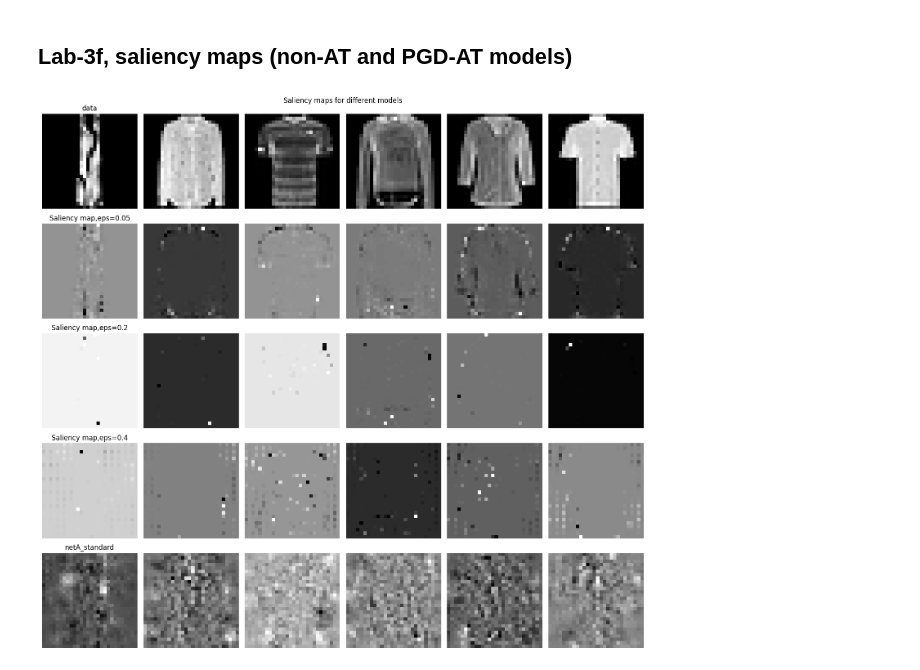
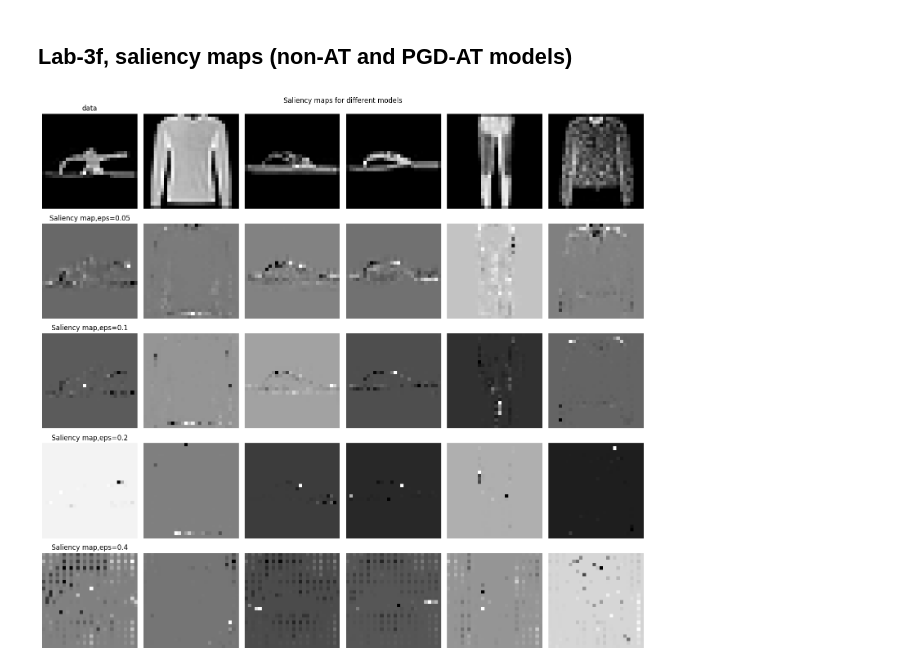
Before and after one commit to danyjabban/Representation_Learning, a Jupyter notebook: HW5/HWK5_main.ipynb, the cells around one changed output. Cells and saved outputs as stored; diff of their text form; code cells hidden in the pictures.

Commit message:
small edits plotting

```diff
--- a/HW5/HWK5_main.ipynb
+++ b/HW5/HWK5_main.ipynb
@@ -338,6 +369,7 @@ def lab3_ab_return_adv_data(model, device, dat, lbl, eps, alpha, iters, rand_sta
 def plot_lab3_epoch_vs_test_acc(n_epochs, in_dict, which_part, save=False):
     fig, ax = plt.subplots(1, 1)
     ax.plot(range(n_epochs), in_dict[which_part][2], label='Last Test Acc (clean data) %.4f' % in_dict[which_part][2][-1])
+    ax.plot(range(n_epochs), in_dict[which_part][3], label='Last Train Acc (adv. data) %.4f' % in_dict[which_part][3][-1])
     ax.set_xlabel('Epoch')
     ax.set_ylabel('Accuracy')
     ax.set_title('Adversarial Training (%s attack)' % in_dict[which_part][0])
@@ -351,10 +383,11 @@ def plot_lab3_epoch_vs_test_acc(n_epochs, in_dict, which_part, save=False):
 # %%
 ## lab 3 version of the training code
 lab3_parts = ['a1', 'a2', 'b']
+# lab3_parts = ['a2']
 
-lab3_adv_training = {'a1': ['FGSM', 'netA_advtrain_fgsm0p1.pt', []],
-                    'a2': ['rFGSM', 'netA_advtrain_rfgsm0p1.pt', []],
-                    'b': ['PGD', 'netA_advtrain_pgd0p1.pt', []]}
+lab3_adv_training = {'a1': ['FGSM', 'netA_advtrain_fgsm0p1.pt', [], []],
+                     'a2': ['rFGSM', 'netA_advtrain_rfgsm0p1.pt', [], []],
+                     'b': ['PGD', 'netA_advtrain_pgd0p1.pt', [], []]}
 for lab3_part in lab3_parts:
     # lab3_adv_training stores name of attack, name of saved model, and test_acc list
     ATK_EPS = 0.1
@@ -402,6 +435,7 @@ for lab3_part in lab3_parts:
         # End of training epoch
         test_acc, test_loss = test_model(net, test_loader, device)  # using clean data
         lab3_adv_training[lab3_part][2].append(test_acc)
+        lab3_adv_training[lab3_part][3].append(train_correct/train_total)
 
         print("Epoch: [ {} / {} ]; TrainAcc: {:.5f}; TrainLoss: {:.5f}; TestAcc: {:.5f}; TestLoss: {:.5f}".format(
             epoch, num_epochs, train_correct/train_total, train_loss/len(train_loader),
@@ -415,7 +449,7 @@ for lab3_part in lab3_parts:
             for param_group in optimizer.param_groups:
                 param_group['lr'] = initial_lr*0.1
 
-    plot_lab3_epoch_vs_test_acc(n_epochs=num_epochs, in_dict=lab3_adv_training, which_part=lab3_part)
+    plot_lab3_epoch_vs_test_acc(n_epochs=num_epochs, in_dict=lab3_adv_training, which_part=lab3_part, save=True)
 
 print("Done!")
 # %% [markdown]
@@ -632,7 +643,7 @@ _, _ = plot_lab3_bonus_epoch_vs_test_acc(n_epochs=num_epochs, in_dict=lab3_bonus
 [figure]
 # %%
 def plot_lab3_bonus_eps_vs_acc(epsilon_arr, accuracy_dict, attack_list, save=False):
-    fig, ax = plt.subplots(1, len(accuracy_dict.keys()), figsize=(16, 5))
+    fig, ax = plt.subplots(1, len(accuracy_dict.keys()), figsize=(16, 5/1.2))
 
     for iii, model_eps in enumerate(accuracy_dict):
         for jjj, attack_name in enumerate(attack_list):
@@ -651,7 +662,8 @@ def plot_lab3_bonus_eps_vs_acc(epsilon_arr, accuracy_dict, attack_list, save=Fal
 lines = open('lab3_bonus_eps_vals.txt', 'r').readlines()
 
 eps_lst_from_file = [float(line) for line in lines]
-
+eps_lst_from_file.append(0.1)
+eps_lst_from_file = sorted(eps_lst_from_file)
 EPS_list_lab3_bonus = np.linspace(0, 0.44, 23)
 lab3_bonus_checkpoint_base = 'netA_advtrain_pgd_eps_'
 
@@ -663,7 +675,10 @@ print(EPS_list_lab3_bonus)
 for epsilon in EPS_list_lab3_bonus:  # attack EPS
     print('attack epsilon', epsilon)
     for model_eps in eps_lst_from_file:  # EPS used to train model
-        model_checkpoint = lab3_bonus_checkpoint_base + '%g.pt' % model_eps  # name of checkpoint
+        if model_eps != 0.1:
+            model_checkpoint = lab3_bonus_checkpoint_base + '%g.pt' % model_eps  # name of checkpoint
+        else:
+            model_checkpoint = 'netA_advtrain_pgd0p1.pt'  # name of checkpoint
 
         print('    which eps used to train model', model_eps)
         whitebox = models.NetA()
@@ -722,8 +737,14 @@ def plot_lab3_bonus_saliency(save=False):
     lines = f_ptr.readlines()
     f_ptr.close()
     eps_lst_from_file = [float(line) for line in lines]
-    model_checkpoints = {'netA_advtrain_pgd_eps_%g.pt' % eps: eps for eps in eps_lst_from_file}
+    eps_lst_from_file.append(0.1)
+    eps_lst_from_file = sorted(eps_lst_from_file)
+    model_checkpoints = {'netA_advtrain_pgd_eps_%g.pt' % eps: eps for eps in eps_lst_from_file if eps != 0.1}
     model_checkpoints['netA_standard.pt'] = -1
+    model_checkpoints['netA_advtrain_pgd0p1.pt'] = 0.1
+
+    inv_model_checkpoints = {v: k for k, v in model_checkpoints.items()}
+
     num_examples = 6
     inds = 0
     for data, _ in test_loader:
@@ -735,33 +756,34 @@ def plot_lab3_bonus_saliency(save=False):
         ax[0, jj].axis("off")
         if jj == 0:
             ax[0, jj].set_title('data')
-    for i, (model_checkpoint, eps) in enumerate(model_checkpoints.items()):
+    for i, eps in enumerate(eps_lst_from_file):
+        model_checkpoint = inv_model_checkpoints[eps]
         whitebox = models.NetA()
         whitebox.load_state_dict(torch.load(model_checkpoint)) # TODO: Load your robust models
         whitebox = whitebox.to(device)
         whitebox.eval();
         for batch_idx, (data, labels) in enumerate(test_loader):
             # plt.figure(figsize=(15, 5))
             data, labels = data.to(device), labels.to(device)
             grad_wrt_data = attacks.gradient_wrt_data(whitebox, device, data, lbl=labels)
 
             for jj in range(num_examples):
                 ax[i+1, jj].imshow(grad_wrt_data[inds[jj], 0].cpu().numpy(), cmap='gray', interpolation='nearest')
                 ax[i+1, jj].axis("off")
                 # plt.title("clean. pred={}".format(classes[clean_preds[inds[jj]]]))
                 if jj == 0:
                     ax[i+1, jj].set_title('Saliency map,eps=%g' % eps)
                     if eps == -1:
                         ax[i+1, jj].set_title('netA_standard')
 
             break
     fig.suptitle("Saliency maps for different models")
     fig.tight_layout()
     if save:
         plt.savefig('Figures/lab3f_saliency.pdf', dpi=500, bbox_inches='tight')
     return
 
 
 plot_lab3_bonus_saliency(save=True)
 # %% [output]
-[figure, old version]
+[figure, new version]
```
Also changed, not shown: parts of 5 cells of this notebook.
